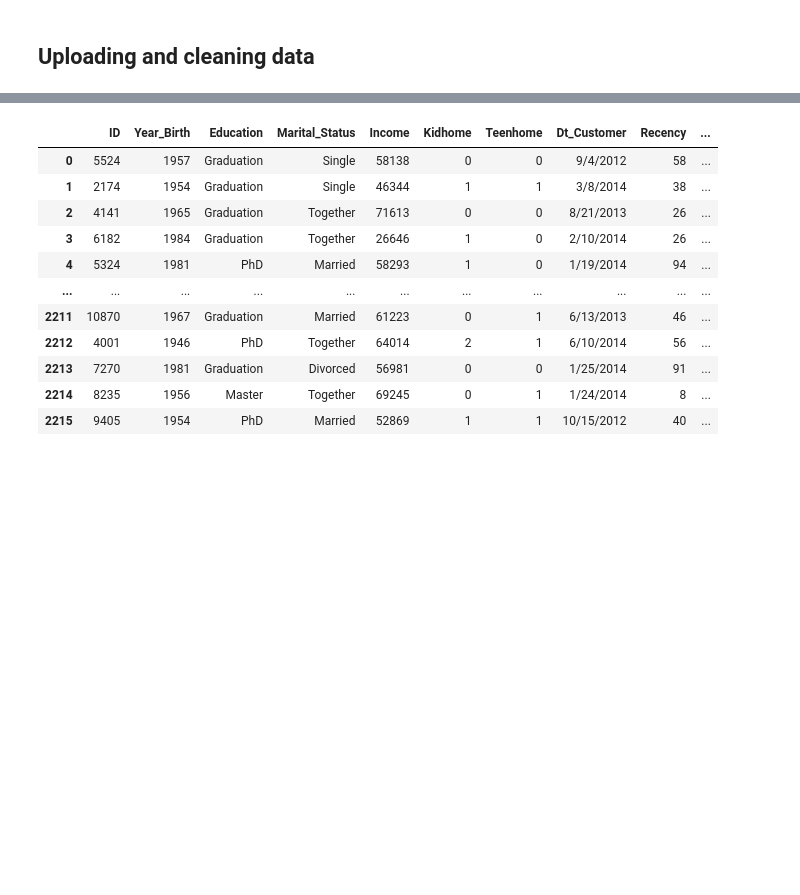
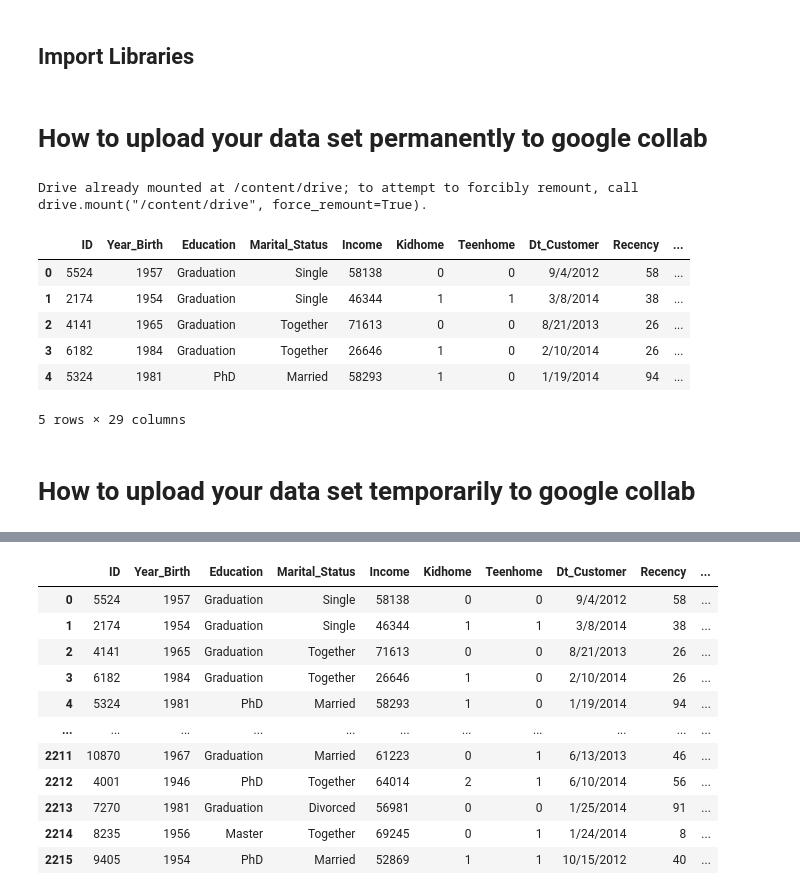
Before and after one commit to RamshaArshad1/Python, a Jupyter notebook: ML_Model_1st.ipynb, the cells around one changed output, grey strips where cells are left out. Cells and saved outputs as stored; diff of their text form; code cells hidden in the pictures; blank space fills up the shorter version.

```diff
--- a/ML_Model_1st.ipynb
+++ b/ML_Model_1st.ipynb
@@ -1,13 +1,41 @@
 # %% [markdown]
 <a href="https://colab.research.google.com/github/RamshaArshad1/Python/blob/main/ML_Model_1st.ipynb" target="_parent"><img src="https://colab.research.google.com/assets/colab-badge.svg" alt="Open In Colab"/></a>
-# %% [markdown]
-## **Uploading and cleaning data**
+# %% [markdown]
+## **Import Libraries**
 # %%
 #import libraries
 import pandas as pd
 import numpy as np
 import matplotlib.pyplot as plt
 import seaborn as sns
+# %% [markdown]
+
+
+
+# **How to upload your data set permanently to google collab**
+# %%
+# dataset file mount from drive
+from google.colab import drive
+drive.mount('/content/drive')
+# %% [output]
+Drive already mounted at /content/drive; to attempt to forcibly remount, call drive.mount("/content/drive", force_remount=True).
+# %%
+# Path to your file in Google Drive
+file_path = '/content/drive/My Drive/Python Projects/Colab Notebooks/marketing_campaign.csv'
+
+# Read the file into a DataFrame
+df = pd.read_csv(file_path)
+df.head()
+# %% [output]
+|  | ID | Year_Birth | Education | Marital_Status | Income | Kidhome | Teenhome | Dt_Customer | Recency | ... |
+| 0 | 5524 | 1957 | Graduation | Single | 58138 | 0 | 0 | 9/4/2012 | 58 | ... |
+| 1 | 2174 | 1954 | Graduation | Single | 46344 | 1 | 1 | 3/8/2014 | 38 | ... |
+| 2 | 4141 | 1965 | Graduation | Together | 71613 | 0 | 0 | 8/21/2013 | 26 | ... |
+| 3 | 6182 | 1984 | Graduation | Together | 26646 | 1 | 0 | 2/10/2014 | 26 | ... |
+| 4 | 5324 | 1981 | PhD | Married | 58293 | 1 | 0 | 1/19/2014 | 94 | ... |
+5 rows × 29 columns
+# %% [markdown]
+# **How to upload your data set temporarily to google collab**
 # %%
 #upload data set
 from google.colab import files
```
Also changed, not shown: parts of 11 cells of this notebook.
